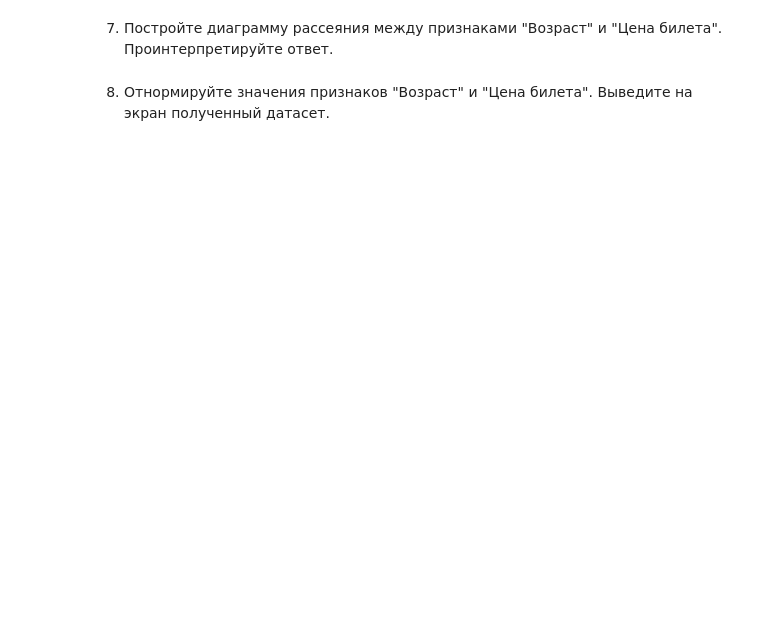
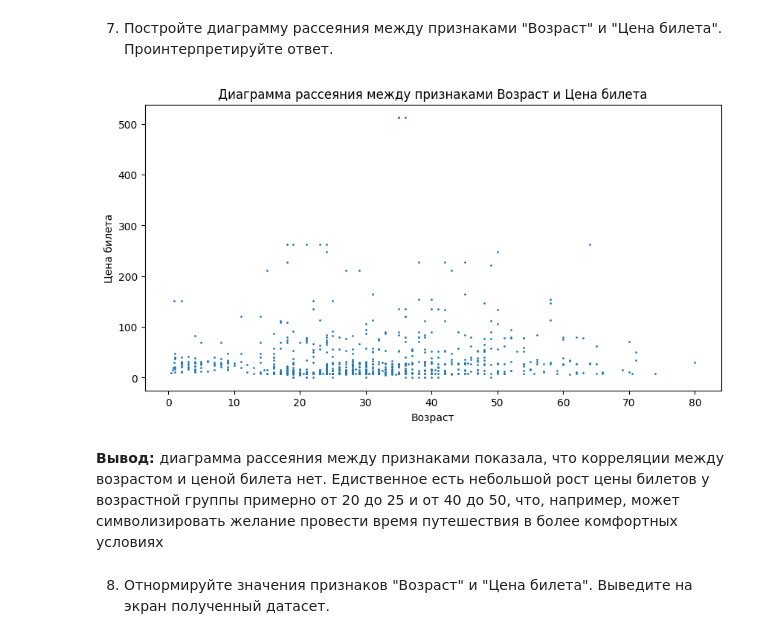
Before and after one commit to elcoxo/tp-lab3, a Jupyter notebook: lab4_2.ipynb, the cells around one changed output. Cells and saved outputs as stored; diff of their text form; code cells hidden in the pictures; blank space fills up the shorter version.

```diff
--- a/lab4_2.ipynb
+++ b/lab4_2.ipynb
@@ -92,0 +163,3 @@ __С использованием датафрейма нужно выполни
+# %%
+df = df.drop(['Name'], axis=1)
+df
@@ -101,2 +201,14 @@ __С использованием датафрейма нужно выполни
+# %%
+# Ваш код
+plt.figure(figsize=(10, 5))
+plt.scatter (df['Age'], df['Fare'], s=1)
+plt.title('Диаграмма рассеяния между признаками Возраст и Цена билета')
+plt.xlabel('Возраст')
+plt.ylabel('Цена билета')
+plt.show()
+# %% [output]
+[figure, added]
+# %% [markdown]
+<b>Вывод: </b> диаграмма рассеяния между признаками показала, что корреляции между возрастом и ценой билета нет. Едиственное есть небольшой рост цены билетов у возрастной группы примерно от 20 до 25 и от 40 до 50, что, например, может символизировать желание провести время путешествия в более комфортных условиях
 # %% [markdown]
 8. Отнормируйте значения признаков "Возраст" и "Цена билета". Выведите на экран полученный датасет.
```
Also changed, not shown: parts of 26 cells of this notebook, 2 other files.
